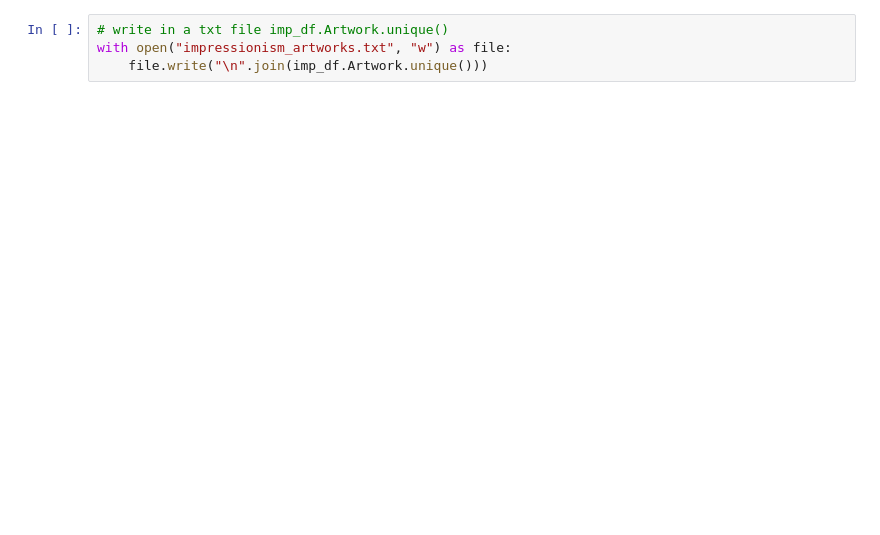
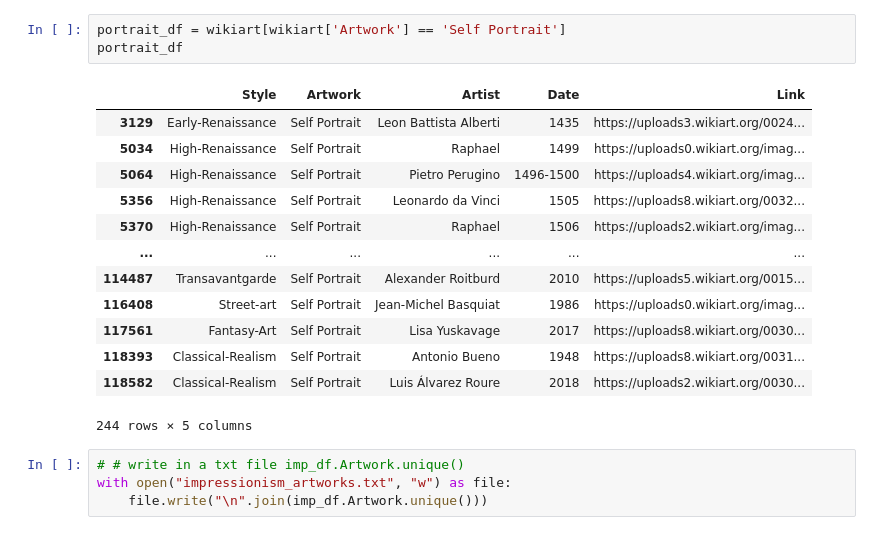
Before and after one commit to mathias-grau/PGM, a Jupyter notebook: data/impressionism_data.ipynb, the cells around one changed output. Saved outputs shown, nothing was run; the diff lists cells and outputs as text; blank space fills up the shorter version.

```diff
--- a/data/impressionism_data.ipynb
+++ b/data/impressionism_data.ipynb
@@ -22,5 +72,22 @@ imp_df
+# %%
+portrait_df = wikiart[wikiart['Artwork'] == 'Self Portrait']
+portrait_df
+# %% [output]
+|  | Style | Artwork | Artist | Date | Link |
+| 3129 | Early-Renaissance | Self Portrait | Leon Battista Alberti | 1435 | https://uploads3.wikiart.org/0024... |
+| 5034 | High-Renaissance | Self Portrait | Raphael | 1499 | https://uploads0.wikiart.org/imag... |
+| 5064 | High-Renaissance | Self Portrait | Pietro Perugino | 1496-1500 | https://uploads4.wikiart.org/imag... |
+| 5356 | High-Renaissance | Self Portrait | Leonardo da Vinci | 1505 | https://uploads8.wikiart.org/0032... |
+| 5370 | High-Renaissance | Self Portrait | Raphael | 1506 | https://uploads2.wikiart.org/imag... |
+| ... | ... | ... | ... | ... | ... |
+| 114487 | Transavantgarde | Self Portrait | Alexander Roitburd | 2010 | https://uploads5.wikiart.org/0015... |
+| 116408 | Street-art | Self Portrait | Jean-Michel Basquiat | 1986 | https://uploads0.wikiart.org/imag... |
+| 117561 | Fantasy-Art | Self Portrait | Lisa Yuskavage | 2017 | https://uploads8.wikiart.org/0030... |
+| 118393 | Classical-Realism | Self Portrait | Antonio Bueno | 1948 | https://uploads8.wikiart.org/0031... |
+| 118582 | Classical-Realism | Self Portrait | Luis Álvarez Roure | 2018 | https://uploads2.wikiart.org/0030... |
+244 rows × 5 columns
 # %%
-# write in a txt file imp_df.Artwork.unique()
+# # write in a txt file imp_df.Artwork.unique()
 with open("impressionism_artworks.txt", "w") as file:
     file.write("\n".join(imp_df.Artwork.unique()))
 # %%
```
Also changed, not shown: parts of 7 cells of this notebook, 40 other files.
